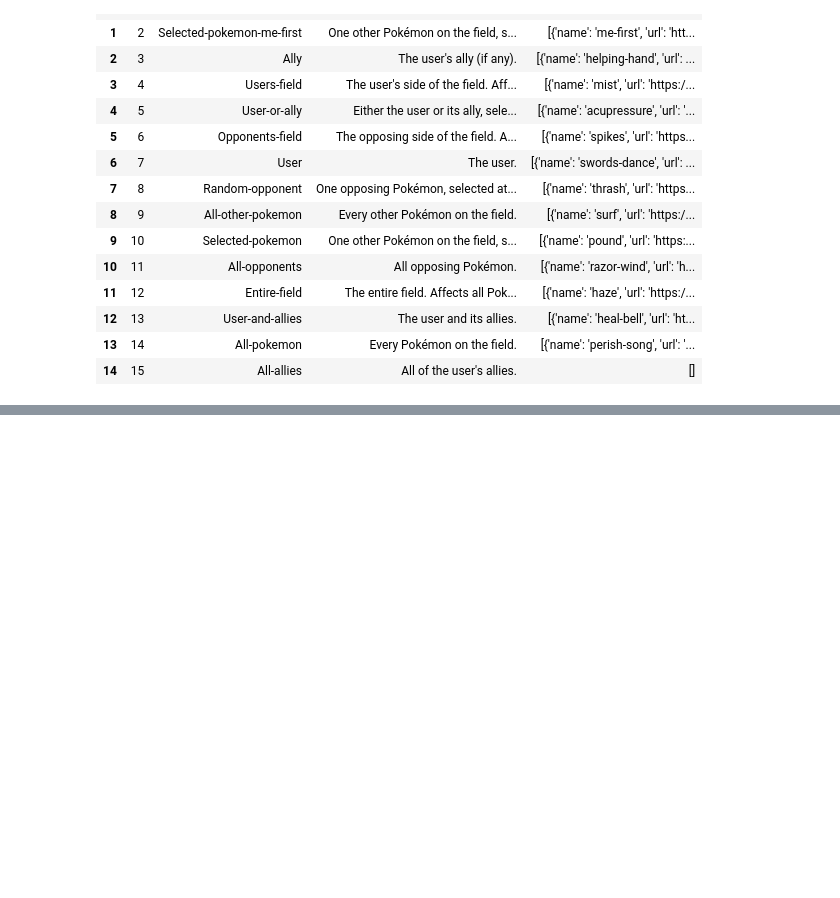
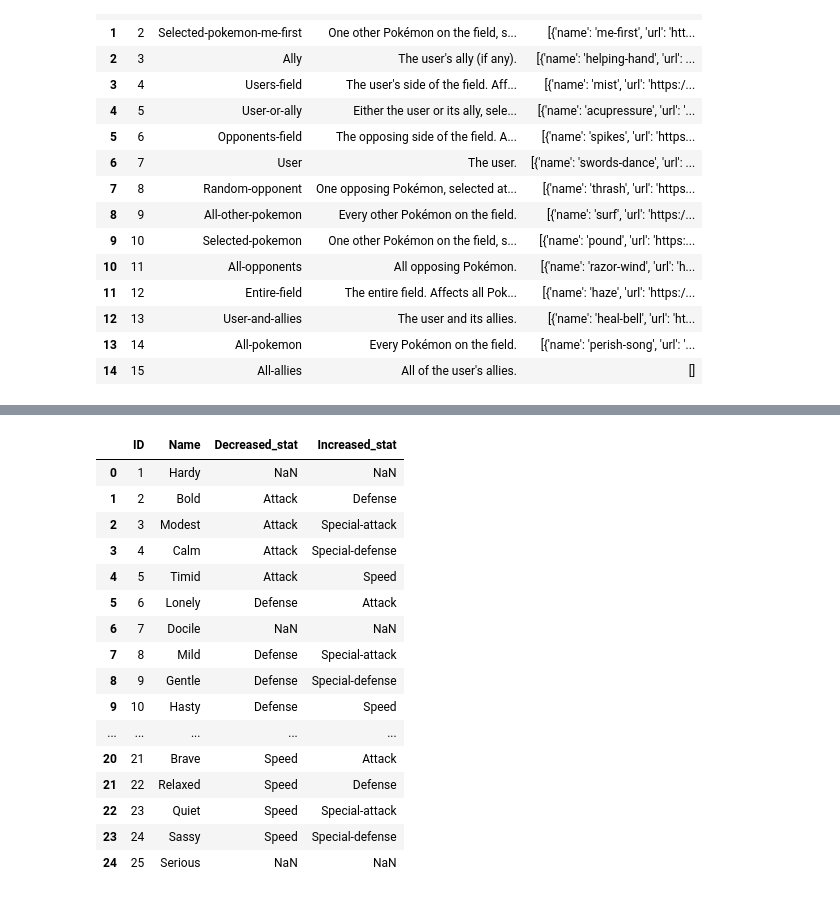
Before and after one commit to giocoal/competitive-pokemon-graph-database, a Jupyter notebook: API_Data_Processing.ipynb, the cells around one changed output, grey strips where cells are left out. Saved outputs shown, nothing was run; the diff lists cells and outputs as text; code cells hidden in the pictures; blank space fills up the shorter version.

```diff
--- a/API_Data_Processing.ipynb
+++ b/API_Data_Processing.ipynb
@@ -514,0 +655,4 @@ move_target_df
+# %%
+#A noi interessano solo le abilità disponibili nei giochi della serie principale, quindi:
+mainseries_ability_df = ability_df[ability_df['Is_Main_Series'] == True]
+mainseries_ability_df.tail()
@@ -514,0 +668,12 @@ move_target_df
+# %%
+#Fino all'abilità con ID=191 abbiamo sia la descrizione in tedesco che in inglese. Dall' ID=192 fino alla fine abbiamo solo la
+#descrizione in inglese
+
+for i in (mainseries_ability_df['ID'].values):
+    try:
+        if i <= 191:
+            mainseries_ability_df.loc[i-1, 'Effect_entries'] = mainseries_ability_df[mainseries_ability_df['ID'] == i]['Effect_entries'][i-1][1]['effect']
+        else:
+            mainseries_ability_df.loc[i-1, 'Effect_entries'] = mainseries_ability_df[mainseries_ability_df['ID'] == i]['Effect_entries'][i-1][0]['effect']
+    except IndexError:
+        mainseries_ability_df.loc[i-1, 'Effect_entries'] = np.NaN
@@ -514,0 +697,3 @@ move_target_df
+# %%
+nature_df.Name = nature_df.Name.str.capitalize()
+nature_df.tail()
@@ -514,0 +707,30 @@ move_target_df
+# %%
+for i in (nature_df['ID'].values):
+    try:
+        nature_df.loc[i-1, 'Decreased_stat'] = nature_df[nature_df['ID'] == i]['Decreased_stat'][i-1]['name']
+        nature_df.loc[i-1, 'Increased_stat'] = nature_df[nature_df['ID'] == i]['Increased_stat'][i-1]['name']
+    except TypeError:
+        nature_df.loc[i-1, 'Decreased_stat'] = np.NaN
+        nature_df.loc[i-1, 'Increased_stat'] = np.NaN
+# %%
+nature_df.Decreased_stat = nature_df.Decreased_stat.str.capitalize()
+nature_df.Increased_stat = nature_df.Increased_stat.str.capitalize()
+nature_df
+# %% [output]
+|  | ID | Name | Decreased_stat | Increased_stat |
+| 0 | 1 | Hardy | NaN | NaN |
+| 1 | 2 | Bold | Attack | Defense |
+| 2 | 3 | Modest | Attack | Special-attack |
+| 3 | 4 | Calm | Attack | Special-defense |
+| 4 | 5 | Timid | Attack | Speed |
+| 5 | 6 | Lonely | Defense | Attack |
+| 6 | 7 | Docile | NaN | NaN |
+| 7 | 8 | Mild | Defense | Special-attack |
+| 8 | 9 | Gentle | Defense | Special-defense |
+| 9 | 10 | Hasty | Defense | Speed |
+| ... | ... | ... | ... | ... |
+| 20 | 21 | Brave | Speed | Attack |
+| 21 | 22 | Relaxed | Speed | Defense |
+| 22 | 23 | Quiet | Speed | Special-attack |
+| 23 | 24 | Sassy | Speed | Special-defense |
+| 24 | 25 | Serious | NaN | NaN |
```
Also changed, not shown: parts of 29 cells of this notebook.
